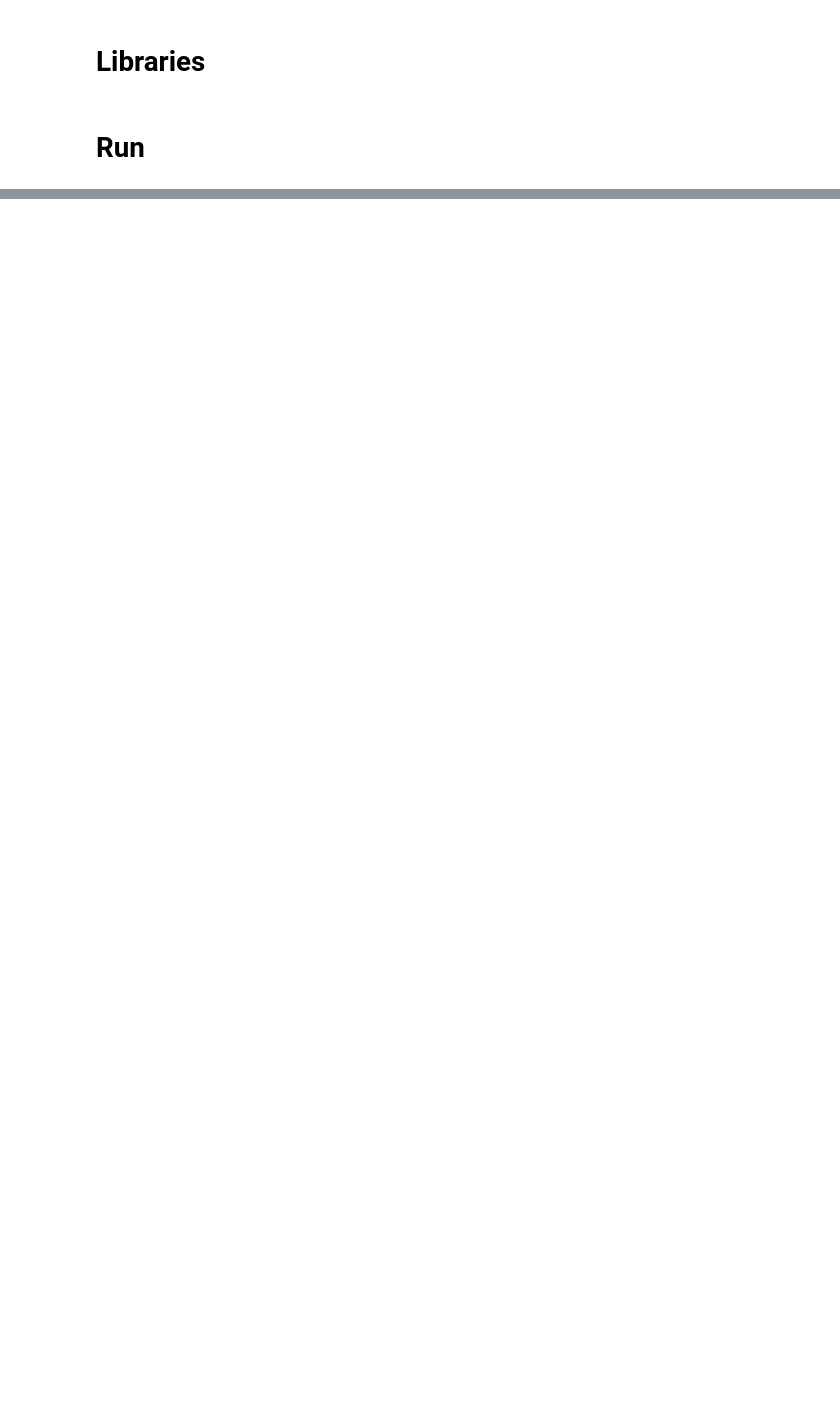
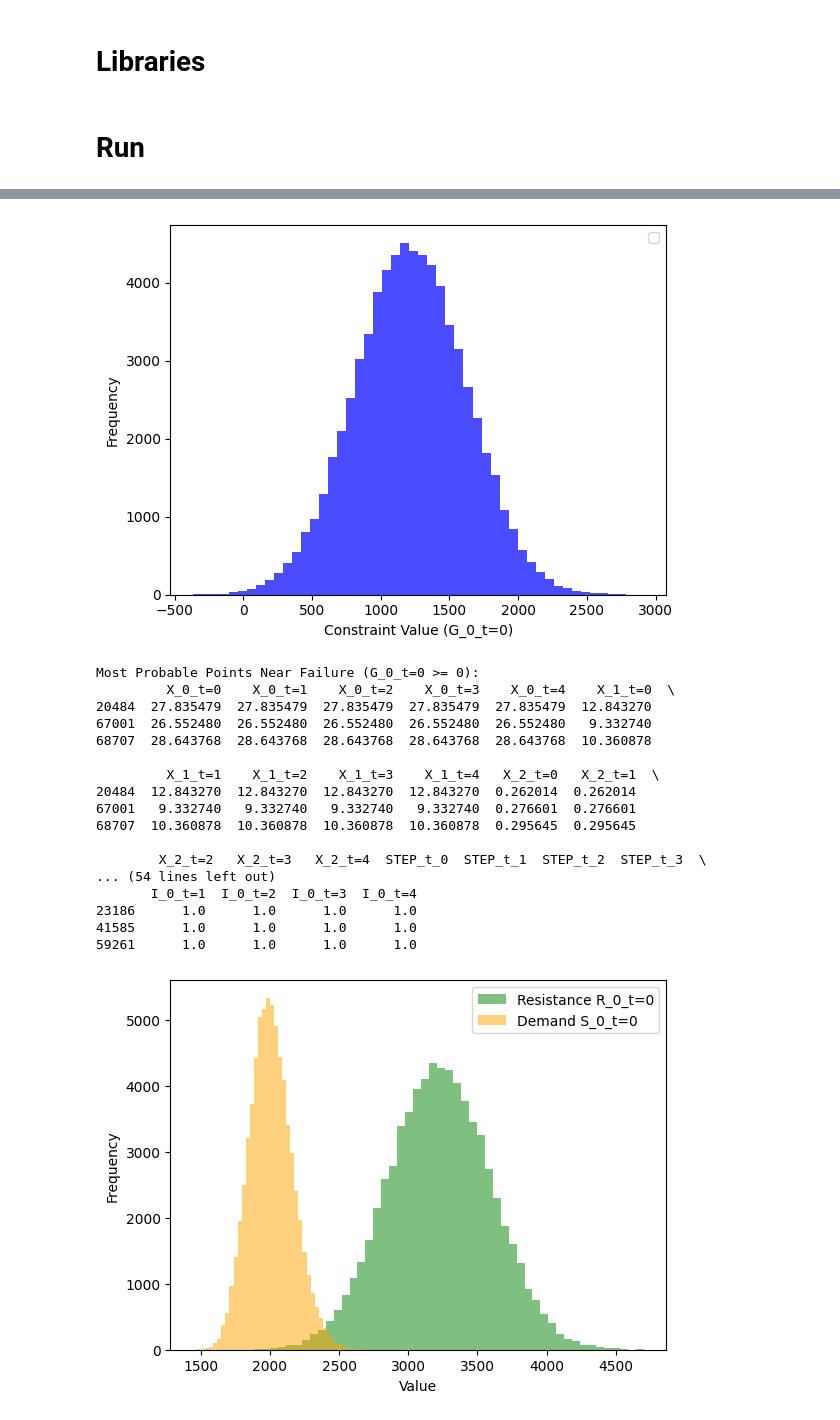
Before and after one commit to Pesquisa-UFCAT/parepy, a Jupyter notebook: local_examples/example.ipynb, the cells around one changed output, grey strips where cells are left out. Cells and saved outputs as stored; diff of their text form; code cells hidden in the pictures; blank space fills up the shorter version.

```diff
--- a/local_examples/example.ipynb
+++ b/local_examples/example.ipynb
@@ -136,0 +192,58 @@ Equation 3 - p_f: 0.002000, β: 2.878162
+# %%
+import matplotlib.pyplot as plt
+import pandas as pd
+
+# 1. Plot histogram of G_0_t=0
+plt.hist(results['G_0_t=0'], bins=50, alpha=0.7, color='blue')
+plt.xlabel("Constraint Value (G_0_t=0)")
+plt.ylabel("Frequency")
+plt.legend()
+plt.show()
+
+# 2. Find the three most probable points near zero for G_0_t=0
+## 2.1 Sort the results by G_0_t=0 >=0
+sorted_positive = results[results['G_0_t=0'] >= 0].sort_values(by='G_0_t=0', ascending=True)
+print('Most Probable Points Near Failure (G_0_t=0 >= 0):')
+print(sorted_positive.head(3))
+
+## 2.2 Sort the results by G_0_t=0 <=0
+sorted_negative = results[results['G_0_t=0'] <= 0].sort_values(by='G_0_t=0', ascending=False)
+print('Most Probable Points Near Failure (G_0_t=0 <= 0):')
+print(sorted_negative.head(3))
+
+
+# 3. Overlay histograms for R_0_t=0 and S_0_t=0
+plt.hist(results['R_0_t=0'], bins=50, alpha=0.5, color='green', label='Resistance R_0_t=0')
+plt.hist(results['S_0_t=0'], bins=50, alpha=0.5, color='orange', label='Demand S_0_t=0')
+plt.xlabel("Value")
+plt.ylabel("Frequency")
+plt.legend()
+plt.show()
+
+# 4. Convert pf and beta to lists
+pf_list = pf.iloc[:, :].values.flatten().tolist()
+beta_list = beta.iloc[:, :].values.flatten().tolist()
+
+# 5. Iterate through reliability results for constraints
+for pf_column, beta_column, (pf_value, beta_value) in zip(pf.columns, beta.columns, zip(pf_list, beta_list)):
+    print(f"{pf_column} - p_f: {pf_value:.6f}, β: {beta_value:.6f}")
+# %% [output]
+[figure, added]
+Most Probable Points Near Failure (G_0_t=0 >= 0):
+         X_0_t=0    X_0_t=1    X_0_t=2    X_0_t=3    X_0_t=4    X_1_t=0  \
+20484  27.835479  27.835479  27.835479  27.835479  27.835479  12.843270
+67001  26.552480  26.552480  26.552480  26.552480  26.552480   9.332740
+68707  28.643768  28.643768  28.643768  28.643768  28.643768  10.360878
+
+         X_1_t=1    X_1_t=2    X_1_t=3    X_1_t=4   X_2_t=0   X_2_t=1  \
+20484  12.843270  12.843270  12.843270  12.843270  0.262014  0.262014
+67001   9.332740   9.332740   9.332740   9.332740  0.276601  0.276601
+68707  10.360878  10.360878  10.360878  10.360878  0.295645  0.295645
+
+        X_2_t=2   X_2_t=3   X_2_t=4  STEP_t_0  STEP_t_1  STEP_t_2  STEP_t_3  \
+... (54 lines left out)
+       I_0_t=1  I_0_t=2  I_0_t=3  I_0_t=4
+23186      1.0      1.0      1.0      1.0
+41585      1.0      1.0      1.0      1.0
+59261      1.0      1.0      1.0      1.0
+[figure, added]
```
Also changed, not shown: parts of 8 cells of this notebook, 1 other file.
